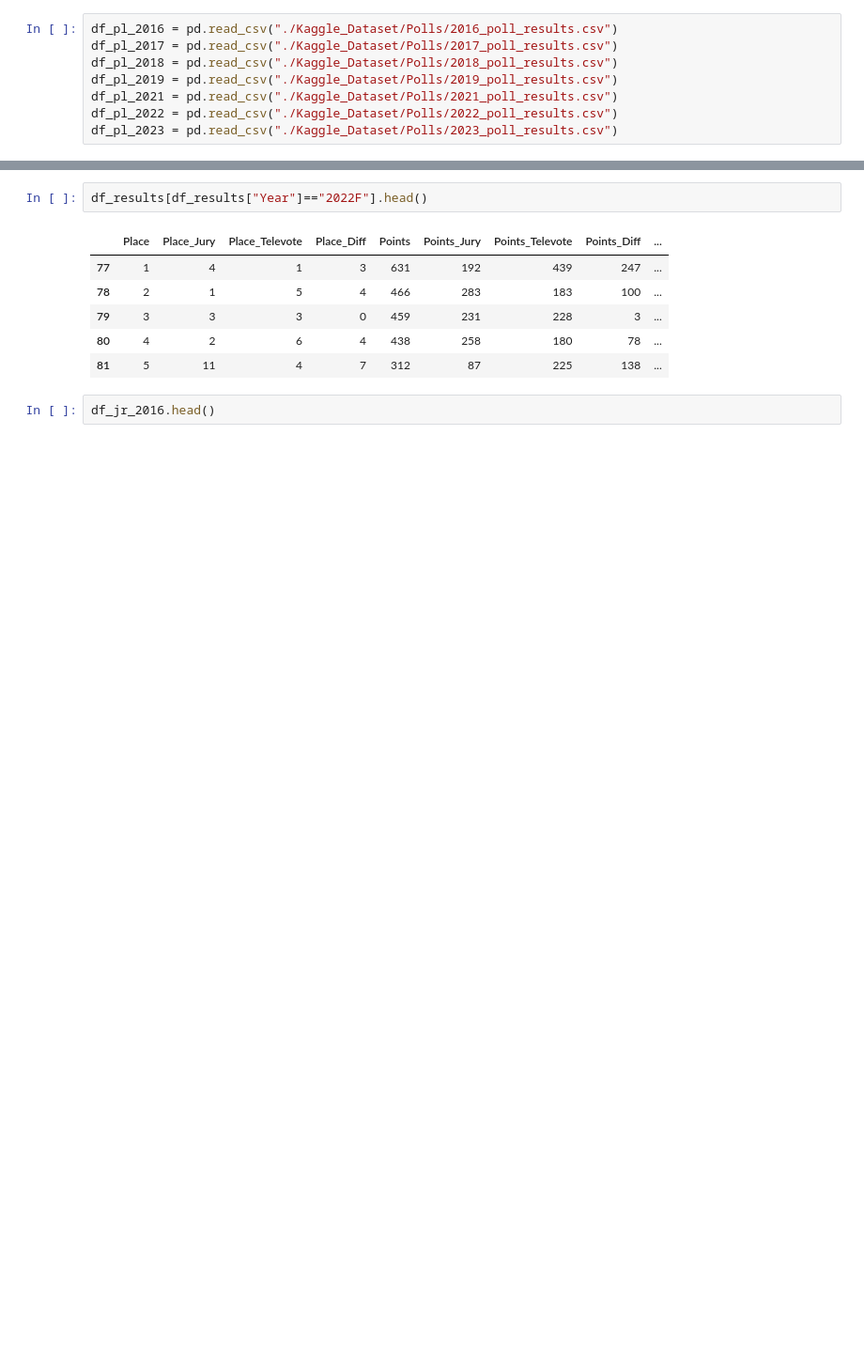
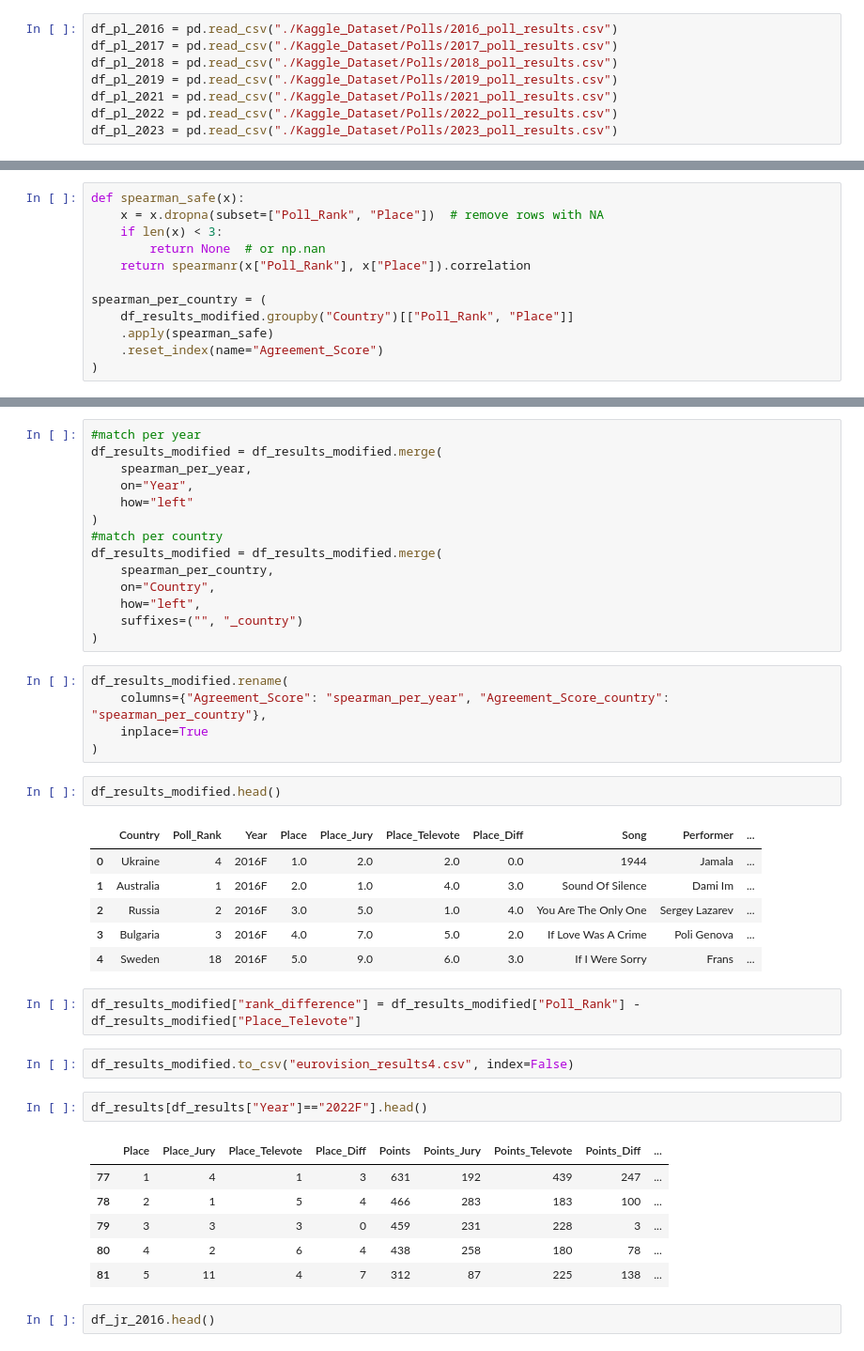
Before and after one commit to Magi-01/Repository, a Jupyter notebook: Data_Visualization/project.ipynb, the cells around one changed output, grey strips where cells are left out. Shown at 94% size. Saved outputs shown, nothing was run; the diff lists cells and outputs as text; blank space fills up the shorter version.

```diff
--- a/Data_Visualization/project.ipynb
+++ b/Data_Visualization/project.ipynb
@@ -131,0 +416,12 @@ df_pl_2023 = pd.read_csv("./Kaggle_Dataset/Polls/2023_poll_results.csv")
+# %%
+def spearman_safe(x):
+    x = x.dropna(subset=["Poll_Rank", "Place"])  # remove rows with NA
+    if len(x) < 3:
+        return None  # or np.nan
+    return spearmanr(x["Poll_Rank"], x["Place"]).correlation
+
+spearman_per_country = (
+    df_results_modified.groupby("Country")[["Poll_Rank", "Place"]]
+    .apply(spearman_safe)
+    .reset_index(name="Agreement_Score")
+)
@@ -132,3 +437,35 @@ df_pl_2023 = pd.read_csv("./Kaggle_Dataset/Polls/2023_poll_results.csv")
+# %%
+#match per year
+df_results_modified = df_results_modified.merge(
+    spearman_per_year,
+    on="Year",
+    how="left"
+)
+#match per country
+df_results_modified = df_results_modified.merge(
+    spearman_per_country,
+    on="Country",
+    how="left",
+    suffixes=("", "_country")
+)
+# %%
+df_results_modified.rename(
+    columns={"Agreement_Score": "spearman_per_year", "Agreement_Score_country": "spearman_per_country"},
+    inplace=True
+)
+# %%
+df_results_modified.head()
+# %% [output]
+|  | Country | Poll_Rank | Year | Place | Place_Jury | Place_Televote | Place_Diff | Song | Performer | ... |
+| 0 | Ukraine | 4 | 2016F | 1.0 | 2.0 | 2.0 | 0.0 | 1944 | Jamala | ... |
+| 1 | Australia | 1 | 2016F | 2.0 | 1.0 | 4.0 | 3.0 | Sound Of Silence | Dami Im | ... |
+| 2 | Russia | 2 | 2016F | 3.0 | 5.0 | 1.0 | 4.0 | You Are The Only One | Sergey Lazarev | ... |
+| 3 | Bulgaria | 3 | 2016F | 4.0 | 7.0 | 5.0 | 2.0 | If Love Was A Crime | Poli Genova | ... |
+| 4 | Sweden | 18 | 2016F | 5.0 | 9.0 | 6.0 | 3.0 | If I Were Sorry | Frans | ... |
+# %%
+df_results_modified["rank_difference"] = df_results_modified["Poll_Rank"] - df_results_modified["Place_Televote"]
+# %%
+df_results_modified.to_csv("eurovision_results4.csv", index=False)
 # %%
 df_results[df_results["Year"]=="2022F"].head()
 # %% [output]
```
Also changed, not shown: parts of 94 cells of this notebook, 22 other files.
